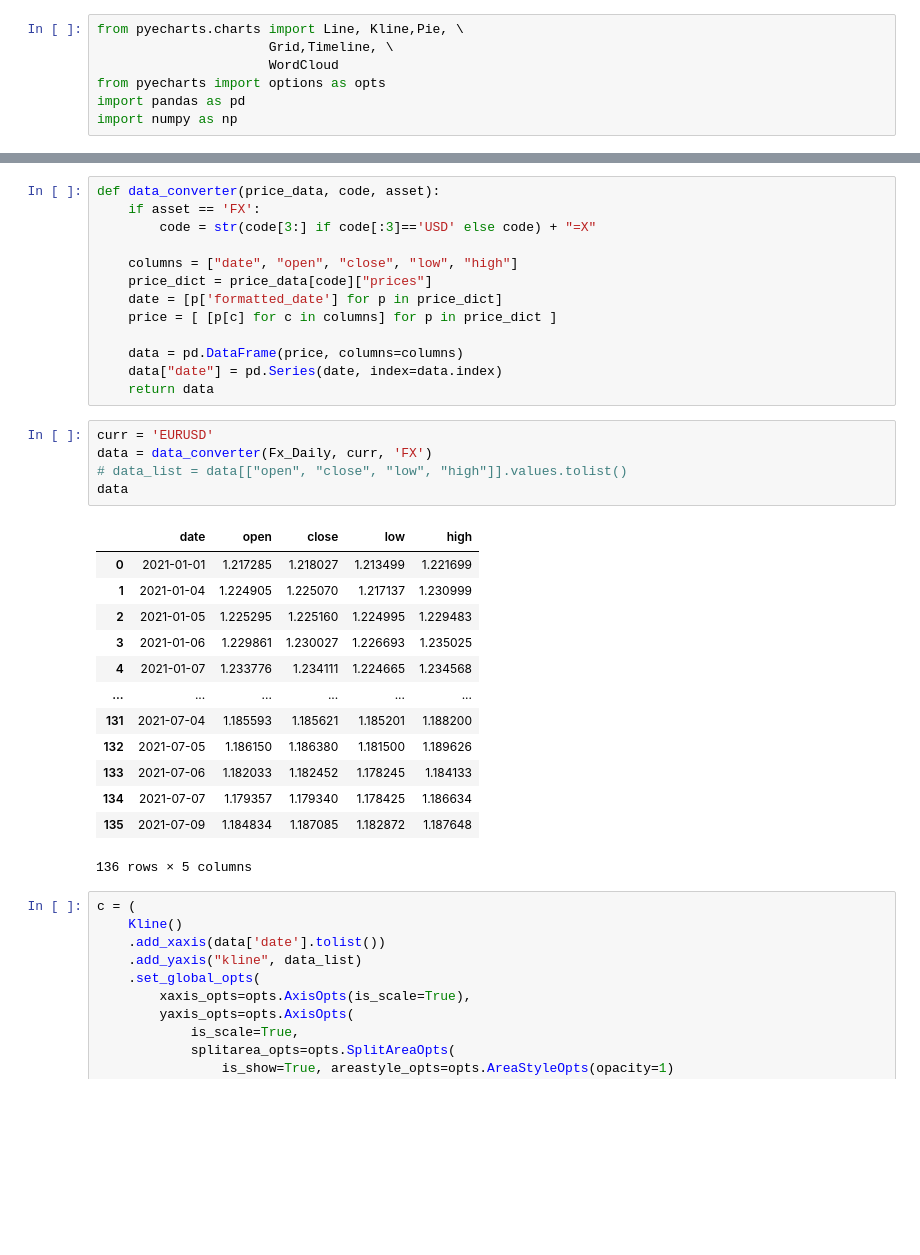
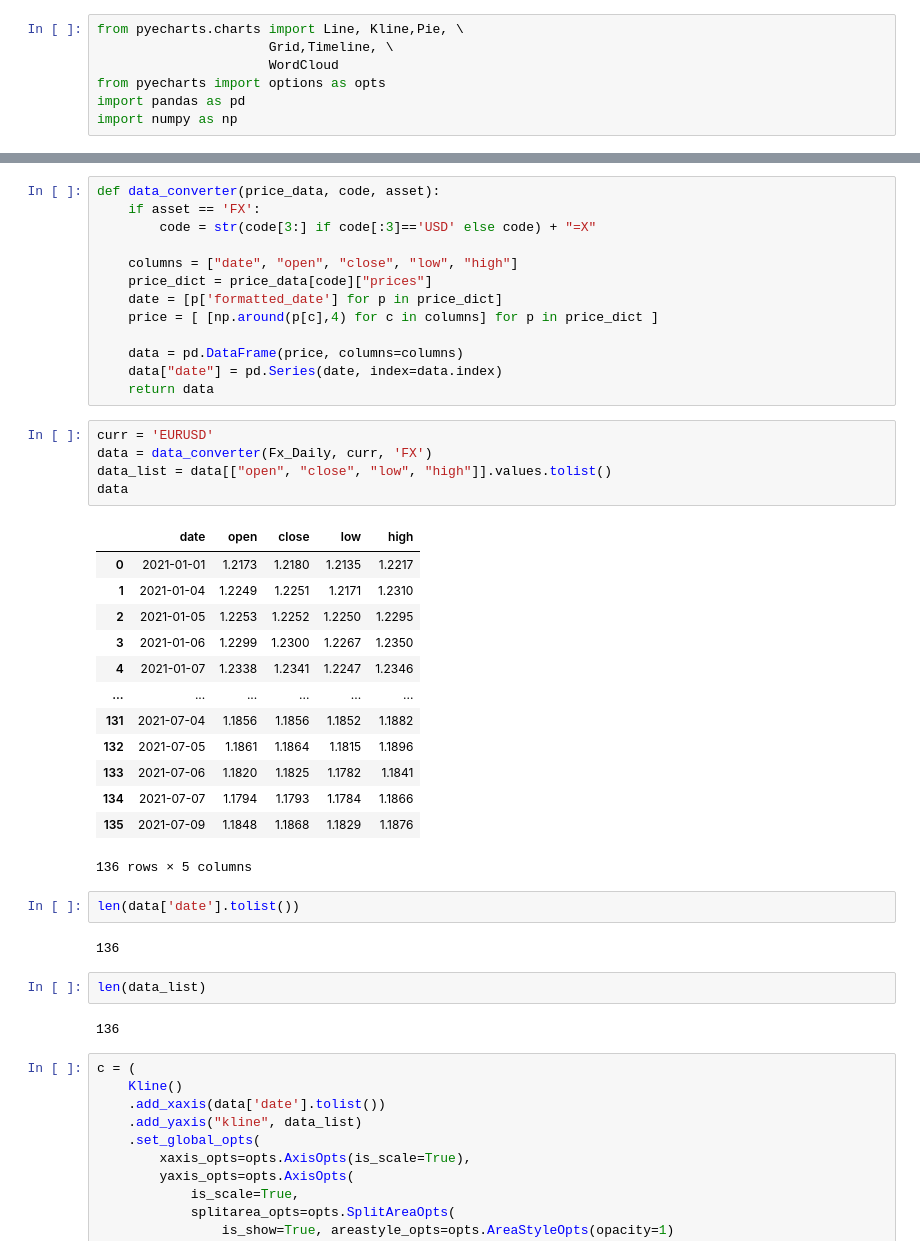
Before and after one commit to deep-forex-trading-group/Rule-based-forex-trading-system, a Jupyter notebook: Visualization/k_bars_testing.ipynb, the cells around one changed output, grey strips where cells are left out. Saved outputs shown, nothing was run; the diff lists cells and outputs as text; blank space fills up the shorter version.

```diff
--- a/Visualization/k_bars_testing.ipynb
+++ b/Visualization/k_bars_testing.ipynb
@@ -48,7 +48,7 @@ def data_converter(price_data, code, asset):
     columns = ["date", "open", "close", "low", "high"]
     price_dict = price_data[code]["prices"]
     date = [p['formatted_date'] for p in price_dict]
-    price = [ [p[c] for c in columns] for p in price_dict ]
+    price = [ [np.around(p[c],4) for c in columns] for p in price_dict ]
 
     data = pd.DataFrame(price, columns=columns)
     data["date"] = pd.Series(date, index=data.index)
@@ -56,22 +56,30 @@ def data_converter(price_data, code, asset):
 # %%
 curr = 'EURUSD'
 data = data_converter(Fx_Daily, curr, 'FX')
-# data_list = data[["open", "close", "low", "high"]].values.tolist()
+data_list = data[["open", "close", "low", "high"]].values.tolist()
 data
 # %% [output]
 |  | date | open | close | low | high |
-| 0 | 2021-01-01 | 1.217285 | 1.218027 | 1.213499 | 1.221699 |
-| 1 | 2021-01-04 | 1.224905 | 1.225070 | 1.217137 | 1.230999 |
-| 2 | 2021-01-05 | 1.225295 | 1.225160 | 1.224995 | 1.229483 |
-| 3 | 2021-01-06 | 1.229861 | 1.230027 | 1.226693 | 1.235025 |
-| 4 | 2021-01-07 | 1.233776 | 1.234111 | 1.224665 | 1.234568 |
+| 0 | 2021-01-01 | 1.2173 | 1.2180 | 1.2135 | 1.2217 |
+| 1 | 2021-01-04 | 1.2249 | 1.2251 | 1.2171 | 1.2310 |
+| 2 | 2021-01-05 | 1.2253 | 1.2252 | 1.2250 | 1.2295 |
+| 3 | 2021-01-06 | 1.2299 | 1.2300 | 1.2267 | 1.2350 |
+| 4 | 2021-01-07 | 1.2338 | 1.2341 | 1.2247 | 1.2346 |
 | ... | ... | ... | ... | ... | ... |
-| 131 | 2021-07-04 | 1.185593 | 1.185621 | 1.185201 | 1.188200 |
-| 132 | 2021-07-05 | 1.186150 | 1.186380 | 1.181500 | 1.189626 |
-| 133 | 2021-07-06 | 1.182033 | 1.182452 | 1.178245 | 1.184133 |
-| 134 | 2021-07-07 | 1.179357 | 1.179340 | 1.178425 | 1.186634 |
-| 135 | 2021-07-09 | 1.184834 | 1.187085 | 1.182872 | 1.187648 |
+| 131 | 2021-07-04 | 1.1856 | 1.1856 | 1.1852 | 1.1882 |
+| 132 | 2021-07-05 | 1.1861 | 1.1864 | 1.1815 | 1.1896 |
+| 133 | 2021-07-06 | 1.1820 | 1.1825 | 1.1782 | 1.1841 |
+| 134 | 2021-07-07 | 1.1794 | 1.1793 | 1.1784 | 1.1866 |
+| 135 | 2021-07-09 | 1.1848 | 1.1868 | 1.1829 | 1.1876 |
 136 rows × 5 columns
+# %%
+len(data['date'].tolist())
+# %% [output]
+136
+# %%
+len(data_list)
+# %% [output]
+136
 # %%
 c = (
     Kline()
```
Also changed, not shown: parts of 1 cell of this notebook, 4 other files.
